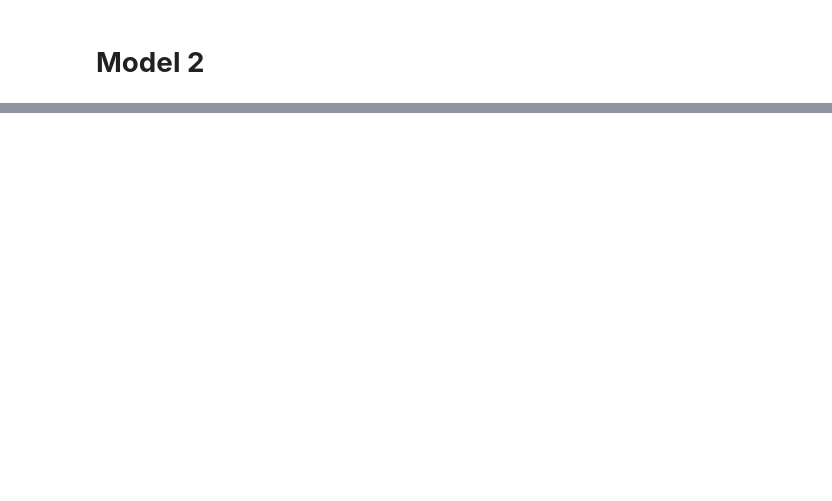
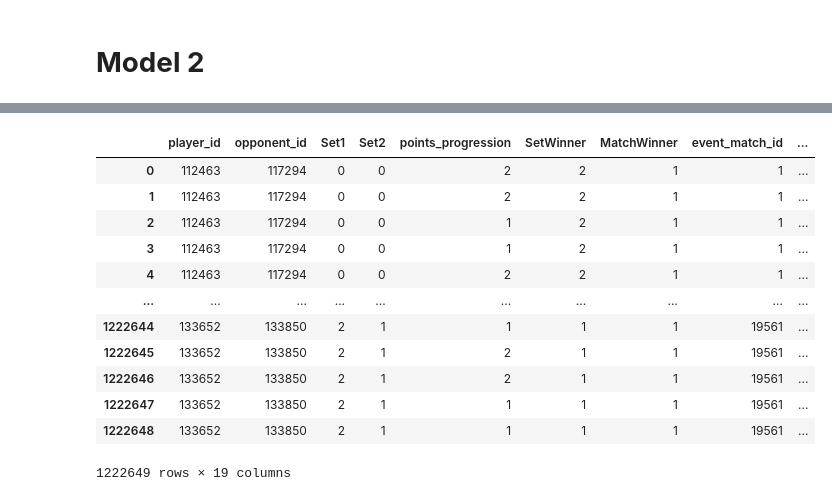
Before and after one commit to oraziotorre/MomentumShiftAI, a Jupyter notebook: ModelsDevelopment.ipynb, the cells around one changed output, grey strips where cells are left out. Cells and saved outputs as stored; diff of their text form; code cells hidden in the pictures; blank space fills up the shorter version.

```diff
--- a/ModelsDevelopment.ipynb
+++ b/ModelsDevelopment.ipynb
@@ -16,6 +19,6 @@ from sklearn.metrics import accuracy_score
 # %%
 # Importiamo il dataset ottenuto tramite le operazioni di Data Preprocessing
-dataset = pd.read_csv("tennis_2010-now.csv")
+dataset = pd.read_csv("tennis.csv")
 # %%
 # Split 'Pts'
 dataset[['Pt1_raw', 'Pt2_raw']] = dataset['Pts'].astype(str).str.split('-', expand=True)
@@ -476,0 +510,42 @@ Probabilità predetta finale (con sequenza completa): 0.9837
+# %%
+# Split 'Pts'
+dataset[['Pt1_raw', 'Pt2_raw']] = dataset['Pts'].astype(str).str.split('-', expand=True)
+
+score_map = {'0': 0, '1': 1, '2': 2, '3': 3, '4': 4, '5': 5, '6': 6, '7': 7, '8': 8, '9': 9, '10': 10, 'AD':11}
+
+dataset['Pt1'] = dataset['Pt1_raw'].map(score_map)
+dataset['Pt2'] = dataset['Pt2_raw'].map(score_map)
+dataset['SetID'] = dataset['event_match_id'].astype(str) + dataset['Set1'].astype(str) + dataset['Set2'].astype(str)
+
+
+# Definisci IsDeuce per game normale
+normal_deuce = (
+    (~is_tiebreak) &
+    (
+        ((dataset['Pt1'] == 10) & (dataset['Pt2'] == 10)) |   # 40-40
+        ((dataset['Pt1'] == 11) & (dataset['Pt2'] == 10)) |   # 40-ADV
+        ((dataset['Pt1'] == 10) & (dataset['Pt2'] == 11))     # ADV-40
+    )
+)
+
+
+# Combina i due casi
+dataset['IsDeuce'] = (normal_deuce).astype(int)
+
+dataset.drop(columns=['Pt1_raw', 'Pt2_raw','Pts','point_progression'], inplace=True)
+# %%
+dataset
+# %% [output]
+|  | player_id | opponent_id | Set1 | Set2 | points_progression | SetWinner | MatchWinner | event_match_id | ... |
+| 0 | 112463 | 117294 | 0 | 0 | 2 | 2 | 1 | 1 | ... |
+| 1 | 112463 | 117294 | 0 | 0 | 2 | 2 | 1 | 1 | ... |
+| 2 | 112463 | 117294 | 0 | 0 | 1 | 2 | 1 | 1 | ... |
+| 3 | 112463 | 117294 | 0 | 0 | 1 | 2 | 1 | 1 | ... |
+| 4 | 112463 | 117294 | 0 | 0 | 2 | 2 | 1 | 1 | ... |
+| ... | ... | ... | ... | ... | ... | ... | ... | ... | ... |
+| 1222644 | 133652 | 133850 | 2 | 1 | 1 | 1 | 1 | 19561 | ... |
+| 1222645 | 133652 | 133850 | 2 | 1 | 2 | 1 | 1 | 19561 | ... |
+| 1222646 | 133652 | 133850 | 2 | 1 | 2 | 1 | 1 | 19561 | ... |
+| 1222647 | 133652 | 133850 | 2 | 1 | 1 | 1 | 1 | 19561 | ... |
+| 1222648 | 133652 | 133850 | 2 | 1 | 1 | 1 | 1 | 19561 | ... |
+1222649 rows × 19 columns
```
Also changed, not shown: parts of 12 cells of this notebook.
